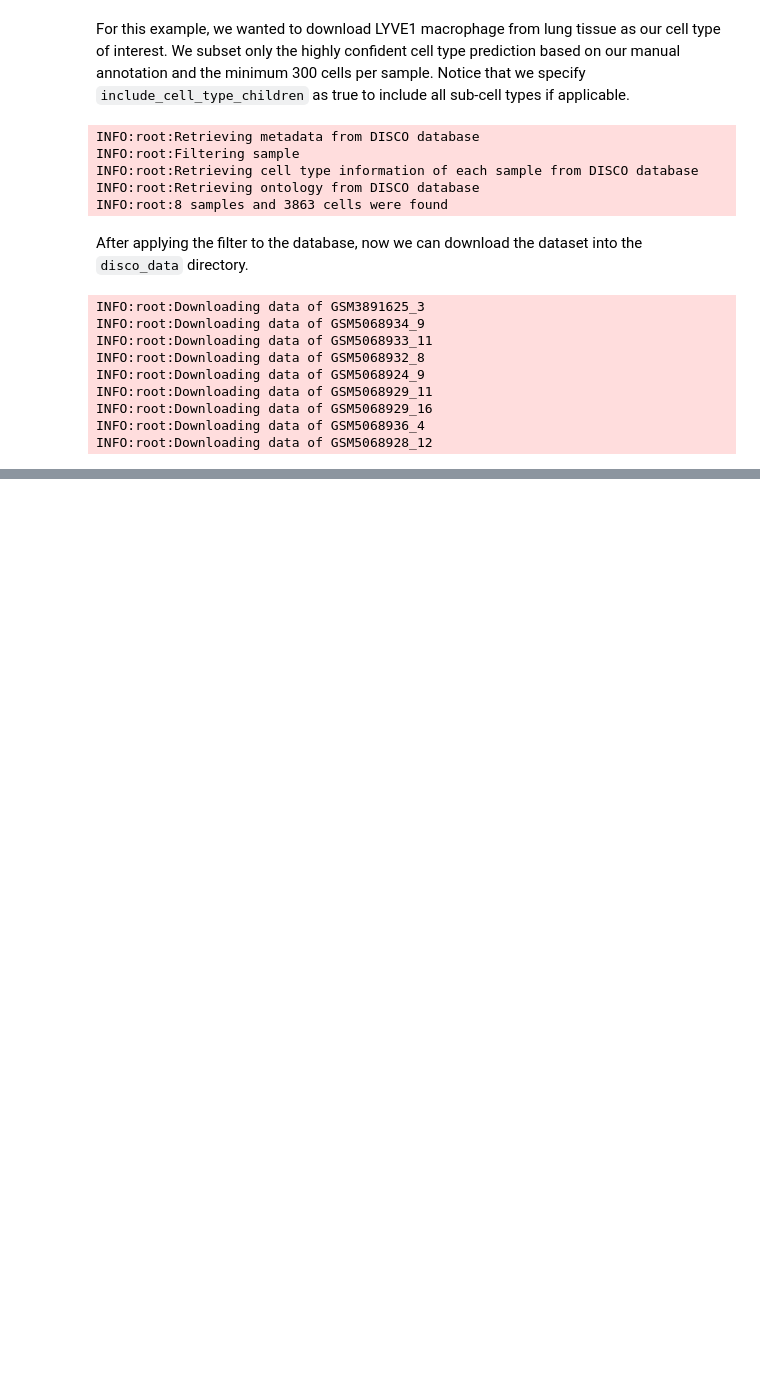
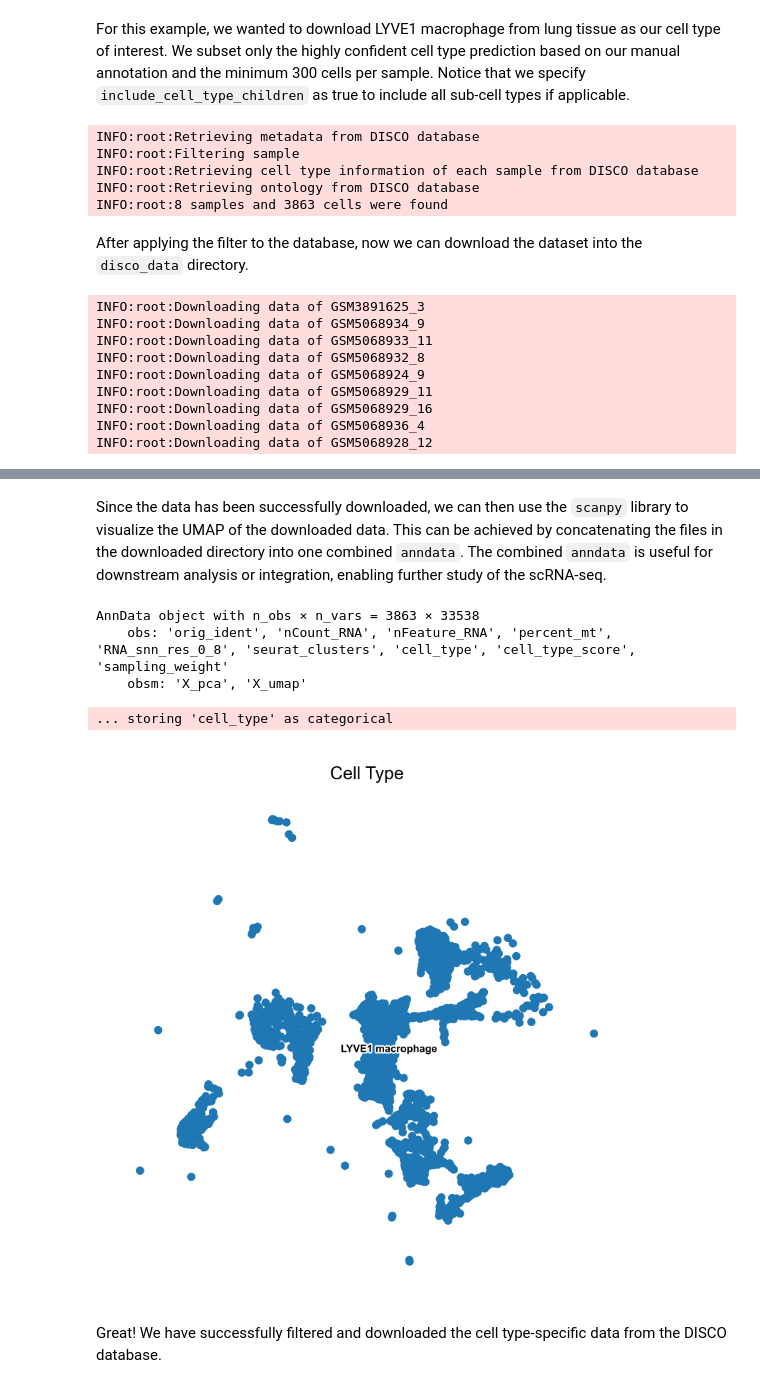
Before and after one commit to JinmiaoChenLab/DISCOtoolkit_py, a Jupyter notebook: docs/download_data.ipynb, the cells around one changed output, grey strips where cells are left out. Drawn from its saved outputs; the diff is of its cells as text; code cells hidden in the pictures; blank space fills up the shorter version.

```diff
--- a/docs/download_data.ipynb
+++ b/docs/download_data.ipynb
@@ -55,0 +92,53 @@ INFO:root:Downloading data of GSM5068928_12
+# %% [markdown]
+Since the data has been successfully downloaded, we can then use the `scanpy` library to visualize the UMAP of the downloaded data. This can be achieved by concatenating the files in the downloaded directory into one combined `anndata`. The combined `anndata` is useful for downstream analysis or integration, enabling further study of the scRNA-seq.
+# %%
+directory = 'disco_data'
+adata_list = []
+
+# Read and store datasets
+for filename in os.listdir(directory):
+    if filename.endswith('.h5ad'):
+        filepath = os.path.join(directory, filename)
+        adata = sc.read(filepath)
+
+        # Rename columns with periods in `.obs` attribute
+        for col in adata.obs.columns:
+            new_col = re.sub(r'\.', '_', col)
+            adata.obs.rename(columns={col: new_col}, inplace=True)
+
+        # Rename columns with periods in `.var` attribute
+        for col in adata.var.columns:
+            new_col = re.sub(r'\.', '_', col)
+            adata.var.rename(columns={col: new_col}, inplace=True)
+
+        del adata.raw
+
+        adata_list.append(adata)
+
+# Concatenate the datasets
+combined_adata = ad.concat(adata_list)
+
+# making the obs name unique
+combined_adata.obs_names_make_unique()
+
+# Print the concatenated dataset
+print(combined_adata)
+# %% [output]
+AnnData object with n_obs × n_vars = 3863 × 33538
+    obs: 'orig_ident', 'nCount_RNA', 'nFeature_RNA', 'percent_mt', 'RNA_snn_res_0_8', 'seurat_clusters', 'cell_type', 'cell_type_score', 'sampling_weight'
+    obsm: 'X_pca', 'X_umap'
+# %%
+# Generate the UMAP plot
+ax = sc.pl.umap(combined_adata, color='cell_type', legend_loc='on data',
+           frameon=False, legend_fontsize=3.5, legend_fontoutline=1, show=False)
+
+# Set the plot title with the desired font size
+ax.set_title('Cell Type', fontsize=6)
+
+# Show the plot
+plt.show()
+# %% [output]
+... storing 'cell_type' as categorical
+[figure, added]
+# %% [markdown]
+Great! We have successfully filtered and downloaded the cell type-specific data from the DISCO database.
```
Also changed, not shown: parts of 5 cells of this notebook, 6 other files.
